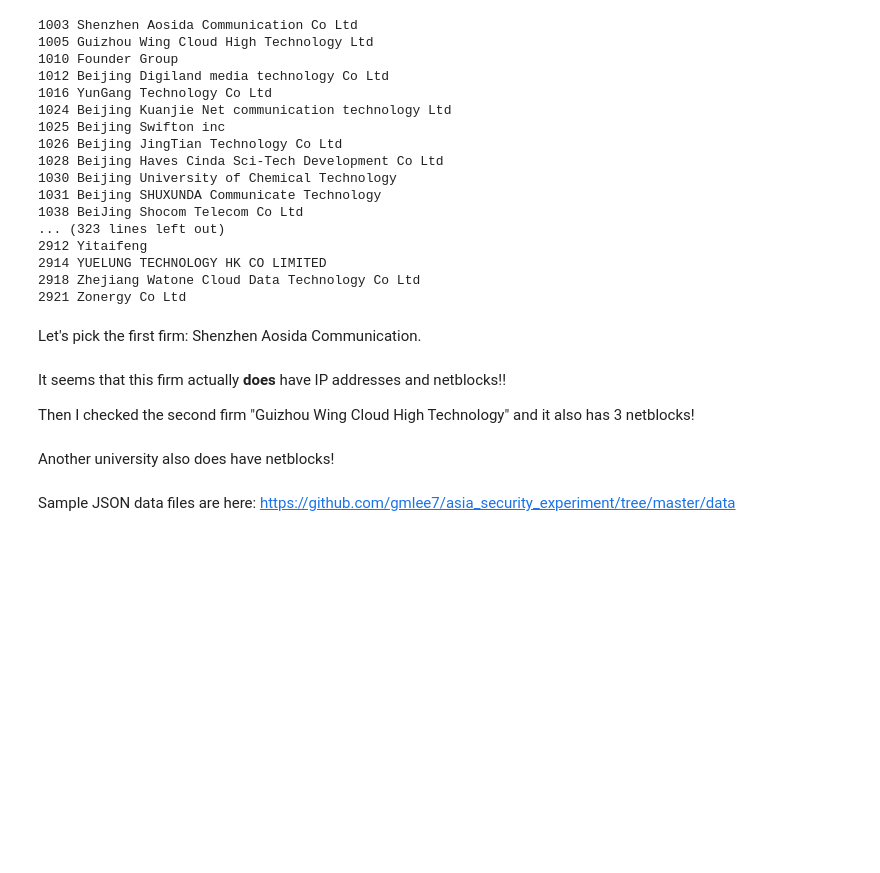
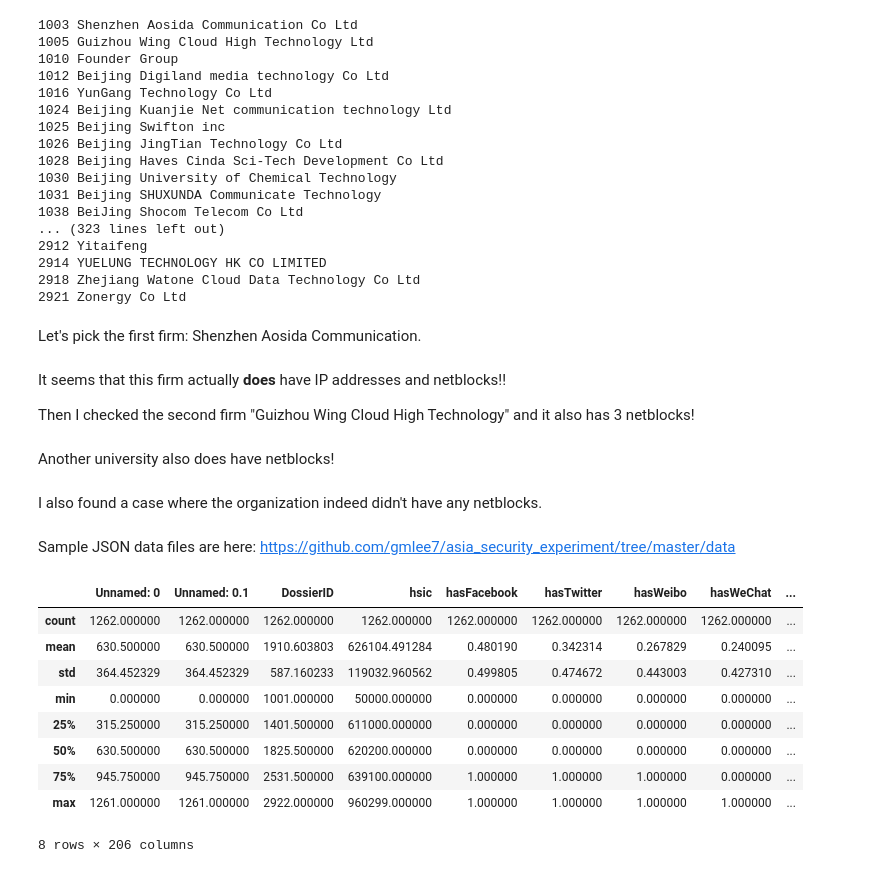
Before and after one commit to gmlee7/asia_security_experiment, a Jupyter notebook: check_randomization_data.ipynb, the cells around one changed output. Saved outputs shown, nothing was run; the diff lists cells and outputs as text; code cells hidden in the pictures; blank space fills up the shorter version.

```diff
--- a/check_randomization_data.ipynb
+++ b/check_randomization_data.ipynb
@@ -843,3 +843,5 @@ Beijing University of Chemical Technology has 1 ASNs and 3 Netblocks
 
 '''
 print
+# %% [markdown]
+I also found a case where the organization indeed didn't have any netblocks.
@@ -846,3 +855,18 @@ print
 # %% [markdown]
 Sample JSON data files are here:
 https://github.com/gmlee7/asia_security_experiment/tree/master/data
+# %%
+new_df = pd.read_csv('./for_randomization_170507.csv')
+# %%
+new_df.describe()
+# %% [output]
+|  | Unnamed: 0 | Unnamed: 0.1 | DossierID | hsic | hasFacebook | hasTwitter | hasWeibo | hasWeChat | ... |
+| count | 1262.000000 | 1262.000000 | 1262.000000 | 1262.000000 | 1262.000000 | 1262.000000 | 1262.000000 | 1262.000000 | ... |
+| mean | 630.500000 | 630.500000 | 1910.603803 | 626104.491284 | 0.480190 | 0.342314 | 0.267829 | 0.240095 | ... |
+| std | 364.452329 | 364.452329 | 587.160233 | 119032.960562 | 0.499805 | 0.474672 | 0.443003 | 0.427310 | ... |
+| min | 0.000000 | 0.000000 | 1001.000000 | 50000.000000 | 0.000000 | 0.000000 | 0.000000 | 0.000000 | ... |
+| 25% | 315.250000 | 315.250000 | 1401.500000 | 611000.000000 | 0.000000 | 0.000000 | 0.000000 | 0.000000 | ... |
+| 50% | 630.500000 | 630.500000 | 1825.500000 | 620200.000000 | 0.000000 | 0.000000 | 0.000000 | 0.000000 | ... |
+| 75% | 945.750000 | 945.750000 | 2531.500000 | 639100.000000 | 1.000000 | 1.000000 | 1.000000 | 0.000000 | ... |
+| max | 1261.000000 | 1261.000000 | 2922.000000 | 960299.000000 | 1.000000 | 1.000000 | 1.000000 | 1.000000 | ... |
+8 rows × 206 columns
```
Also changed, not shown: parts of 2 cells of this notebook, 4 other files.
